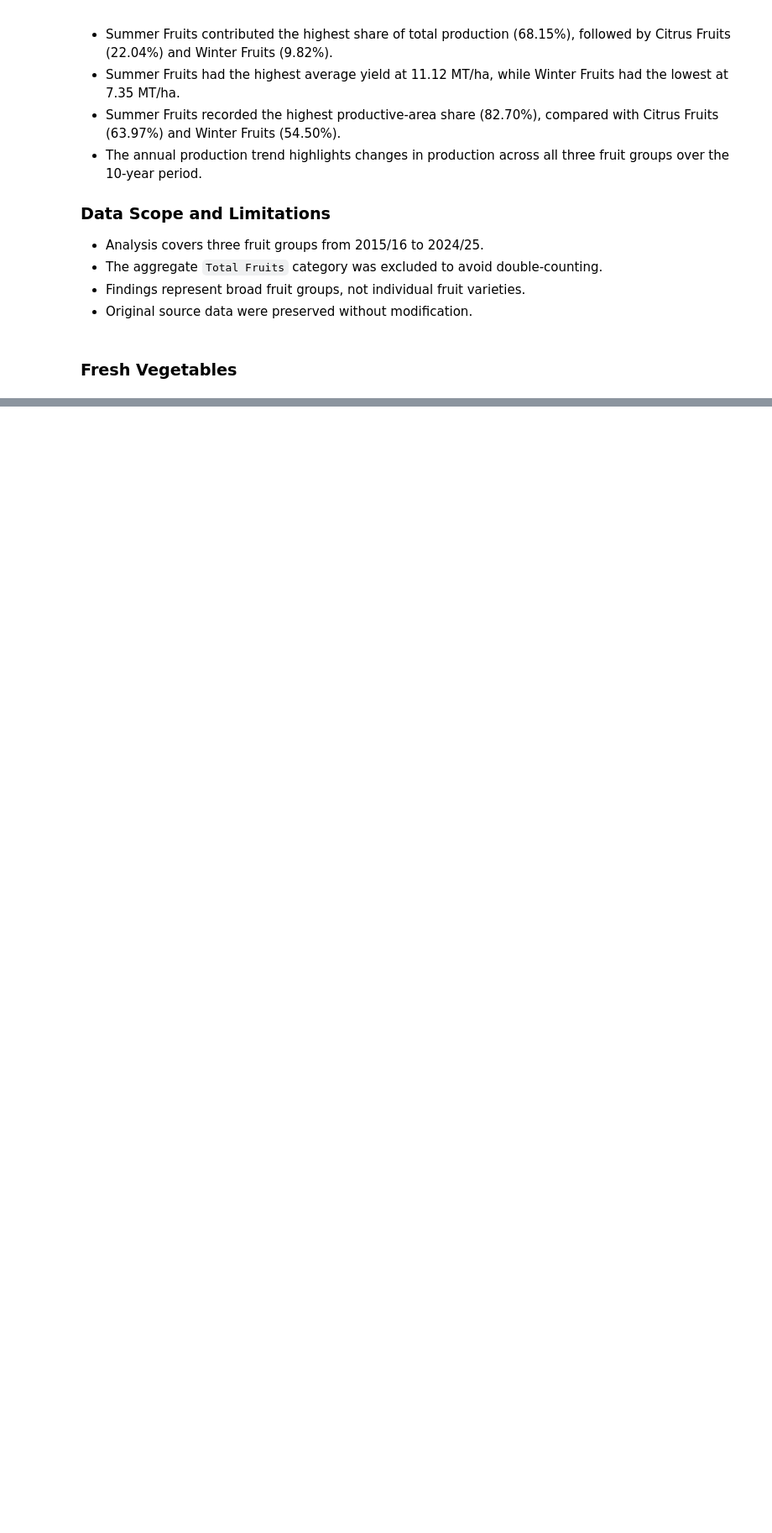
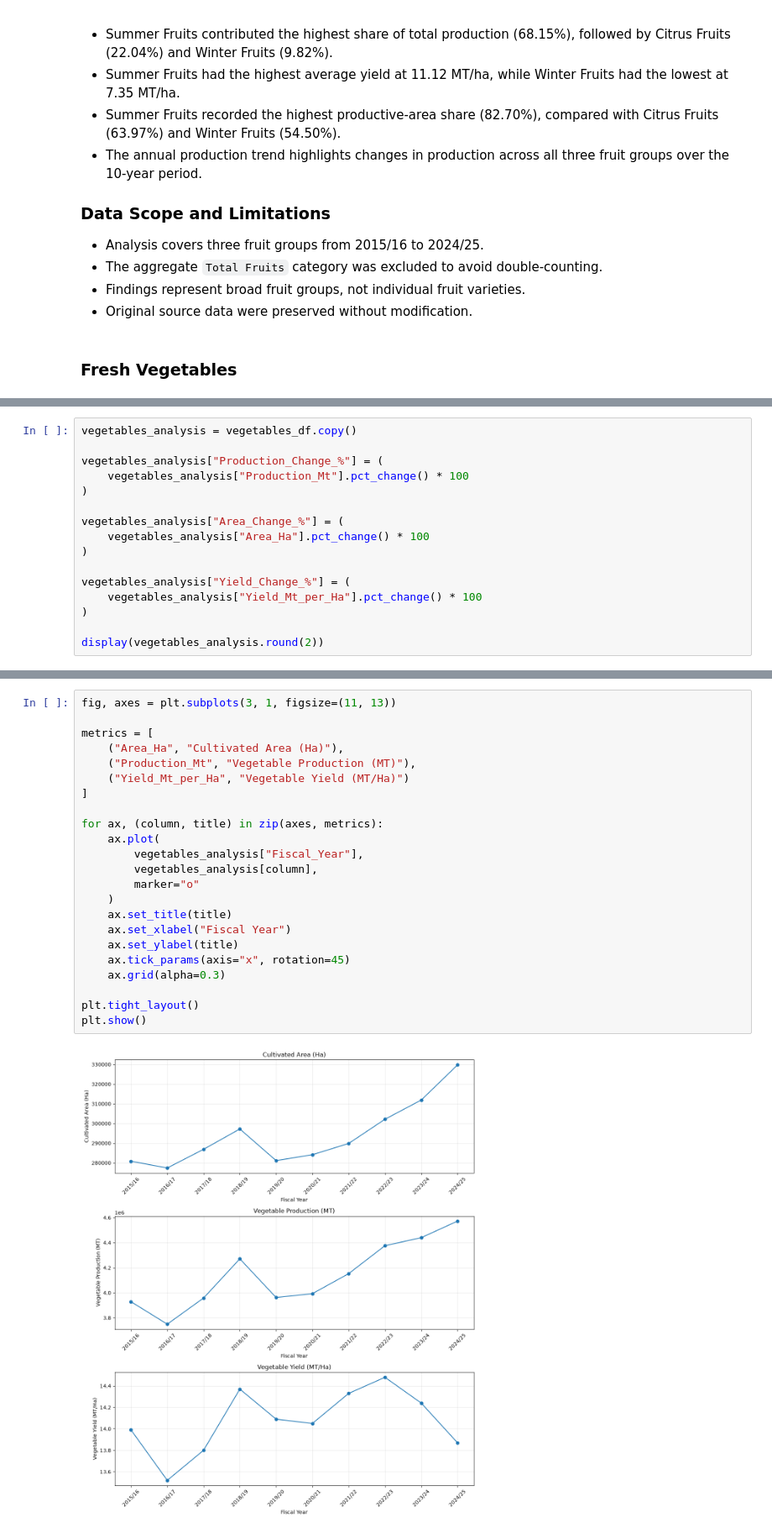
Before and after one commit to Srijan0113/Nepal_Agriculture_Analysis, a Jupyter notebook: Python/01_Crop_Production_Analysis.ipynb, the cells around one changed output, grey strips where cells are left out. Shown at 84% size. Saved outputs shown, nothing was run; the diff lists cells and outputs as text; blank space fills up the shorter version.

Commit message:
Crop_Production_Analysis done.

```diff
--- a/Python/01_Agriculture_Data_Analysis.ipynb
+++ b/Python/01_Crop_Production_Analysis.ipynb
@@ -984,0 +1021,16 @@ plt.show()
+# %%
+vegetables_analysis = vegetables_df.copy()
+
+vegetables_analysis["Production_Change_%"] = (
+    vegetables_analysis["Production_Mt"].pct_change() * 100
+)
+
+vegetables_analysis["Area_Change_%"] = (
+    vegetables_analysis["Area_Ha"].pct_change() * 100
+)
+
+vegetables_analysis["Yield_Change_%"] = (
+    vegetables_analysis["Yield_Mt_per_Ha"].pct_change() * 100
+)
+
+display(vegetables_analysis.round(2))
@@ -984,0 +1049,25 @@ plt.show()
+# %%
+fig, axes = plt.subplots(3, 1, figsize=(11, 13))
+
+metrics = [
+    ("Area_Ha", "Cultivated Area (Ha)"),
+    ("Production_Mt", "Vegetable Production (MT)"),
+    ("Yield_Mt_per_Ha", "Vegetable Yield (MT/Ha)")
+]
+
+for ax, (column, title) in zip(axes, metrics):
+    ax.plot(
+        vegetables_analysis["Fiscal_Year"],
+        vegetables_analysis[column],
+        marker="o"
+    )
+    ax.set_title(title)
+    ax.set_xlabel("Fiscal Year")
+    ax.set_ylabel(title)
+    ax.tick_params(axis="x", rotation=45)
+    ax.grid(alpha=0.3)
+
+plt.tight_layout()
+plt.show()
+# %% [output]
+[figure, added]
```
Also changed, not shown: parts of 4 cells of this notebook.
